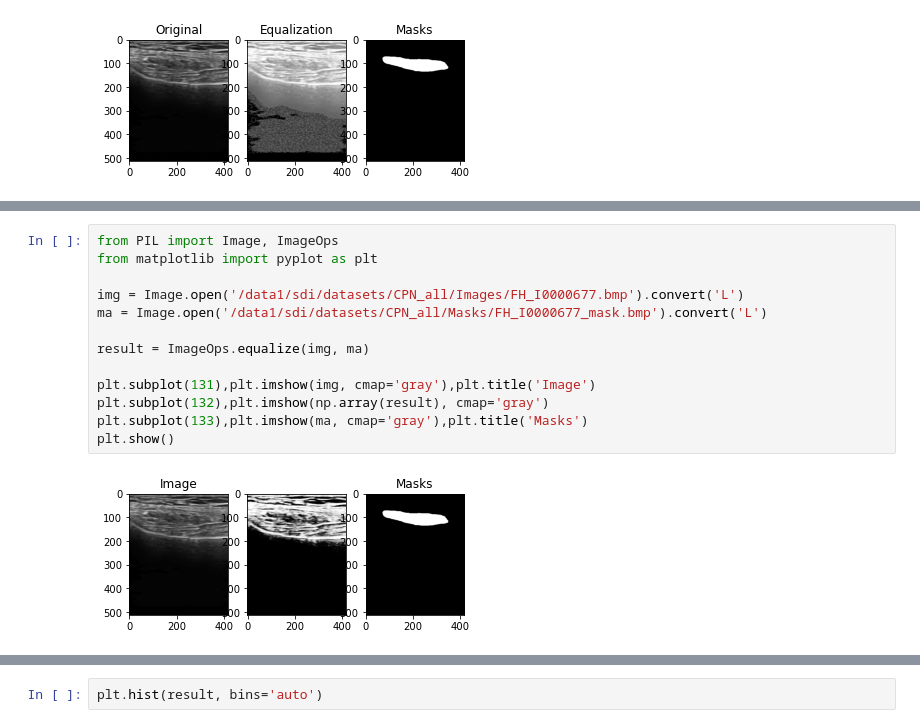
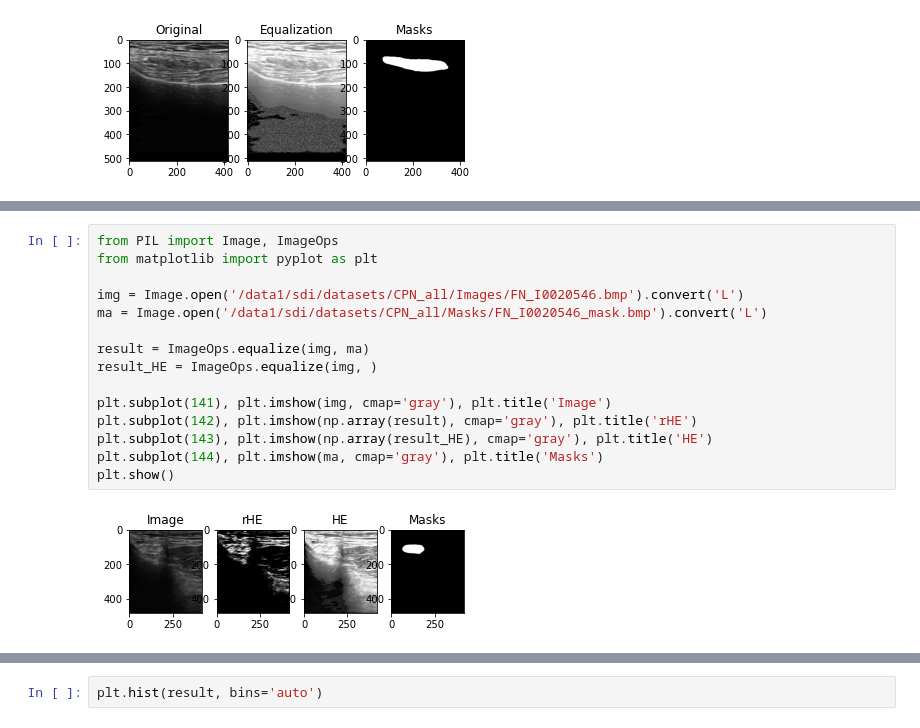
Before and after one commit to DongDong500/CPNKDv2, a Jupyter notebook: pallete.ipynb, the cells around one changed output, grey strips where cells are left out. Cells and saved outputs as stored; diff of their text form.

Commit message:
from server5 add rHE, HE images

```diff
--- a/pallete.ipynb
+++ b/pallete.ipynb
@@ -375,15 +347,17 @@ plt.hist(ma, bins='auto')
 # %%
 from PIL import Image, ImageOps
 from matplotlib import pyplot as plt
 
-img = Image.open('/data1/sdi/datasets/CPN_all/Images/FH_I0000677.bmp').convert('L')
-ma = Image.open('/data1/sdi/datasets/CPN_all/Masks/FH_I0000677_mask.bmp').convert('L')
+img = Image.open('/data1/sdi/datasets/CPN_all/Images/FN_I0020546.bmp').convert('L')
+ma = Image.open('/data1/sdi/datasets/CPN_all/Masks/FN_I0020546_mask.bmp').convert('L')
 
 result = ImageOps.equalize(img, ma)
+result_HE = ImageOps.equalize(img, )
 
-plt.subplot(131),plt.imshow(img, cmap='gray'),plt.title('Image')
-plt.subplot(132),plt.imshow(np.array(result), cmap='gray')
-plt.subplot(133),plt.imshow(ma, cmap='gray'),plt.title('Masks')
+plt.subplot(141), plt.imshow(img, cmap='gray'), plt.title('Image')
+plt.subplot(142), plt.imshow(np.array(result), cmap='gray'), plt.title('rHE')
+plt.subplot(143), plt.imshow(np.array(result_HE), cmap='gray'), plt.title('HE')
+plt.subplot(144), plt.imshow(ma, cmap='gray'), plt.title('Masks')
 plt.show()
 # %% [output]
-[figure, old version]
+[figure, new version]
```
Also changed, not shown: parts of 8 cells of this notebook, 1 other file.
